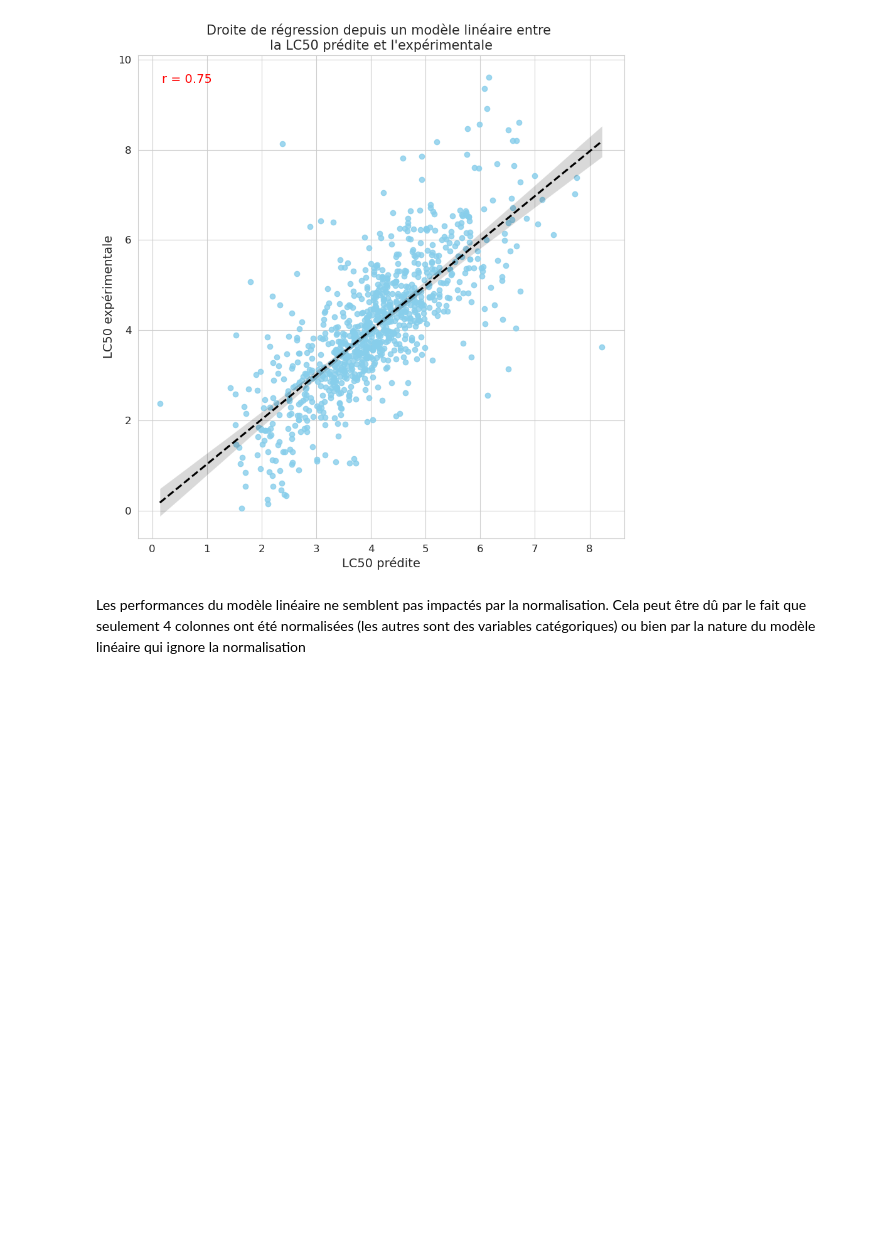
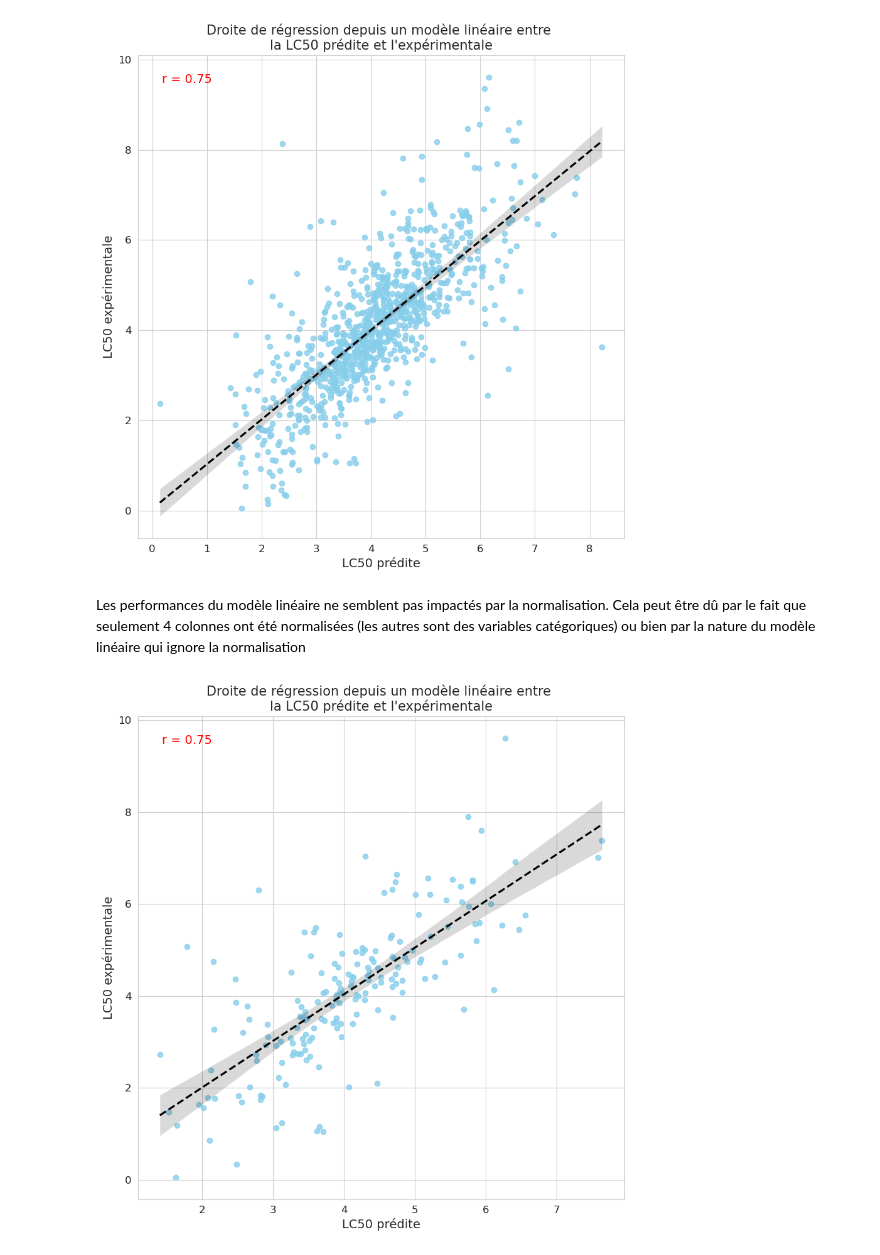
Before and after one commit to Edmondbrn/projet_IA_QSAR, a Jupyter notebook: regression_lineaire.ipynb, the cells around one changed output. Saved outputs shown, nothing was run; the diff lists cells and outputs as text; code cells hidden in the pictures; blank space fills up the shorter version.

```diff
--- a/regression_lineaire.ipynb
+++ b/regression_lineaire.ipynb
@@ -71,3 +71,21 @@ qu.scatter_QSAR(x_data = predicted_LC50_raw, y_data = df_LC50, corr_coef=corr_ra
 [figure]
 # %% [markdown]
 Les performances du modèle linéaire ne semblent pas impactés par la normalisation. Cela peut être dû par le fait que seulement 4 colonnes ont été normalisées (les autres sont des variables catégoriques) ou bien par la nature du modèle linéaire qui ignore la normalisation
+# %%
+df_norm_train = pd.read_csv("data/qsar_fish_toxicity_norm_train.csv")
+df_LC50_train = df_norm_train["LC50"]
+df_norm_train = df_norm_train.drop(columns = "LC50")
+df_norm_test = pd.read_csv("data/qsar_fish_toxicity_norm_test.csv")
+df_LC50_test = df_norm_test["LC50"]
+df_norm_test = df_norm_test.drop(columns = "LC50")
+
+
+model = LinearRegression()
+model.fit(df_norm_train, df_LC50_train)
+predicted_LC50_test = model.predict(df_norm_test)
+# %%
+corr_coef, _ = pearsonr(df_LC50_test, predicted_LC50_test)
+qu.scatter_QSAR(x_data = predicted_LC50_test, y_data = df_LC50_test,
+                corr_coef=corr_coef)
+# %% [output]
+[figure, added]
```
Also changed, not shown: parts of 1 cell of this notebook, 30 other files.
